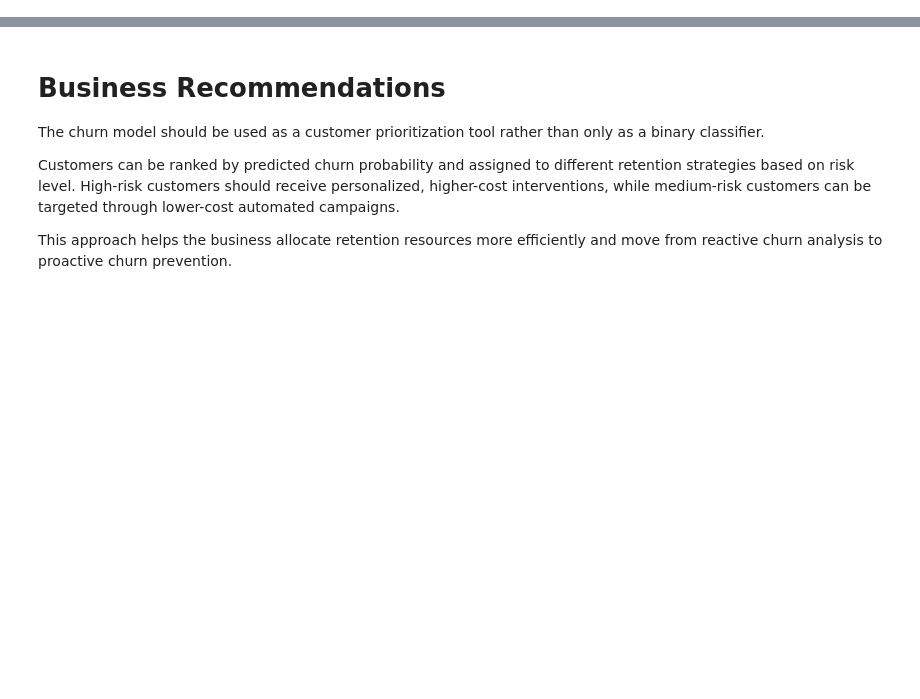
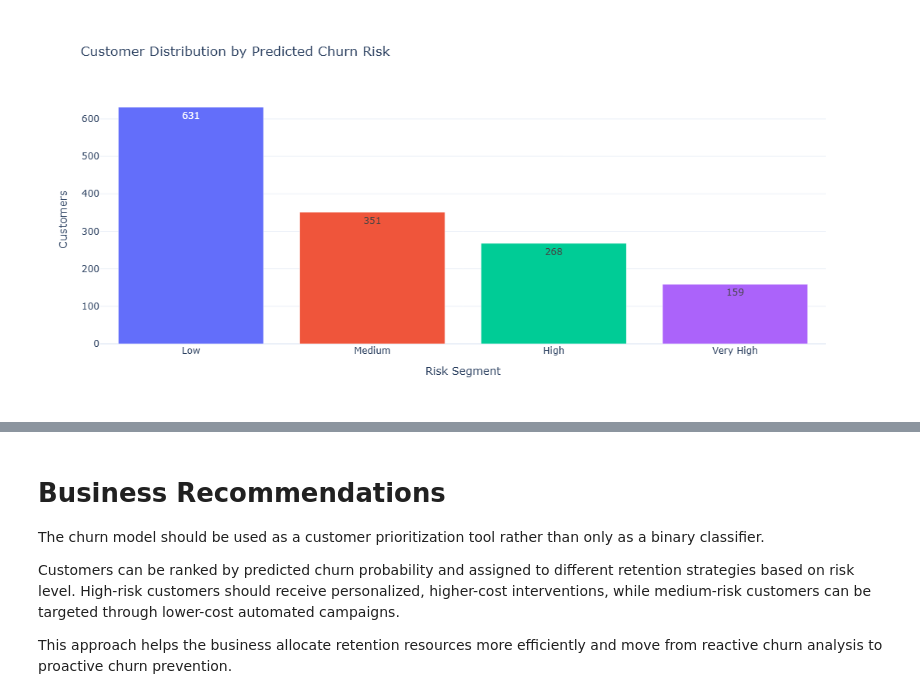
Before and after one commit to Saptaparnineogi/Customer-Churn-Risk-Assessment-and-Retention-Analytics, a Jupyter notebook: notebooks/03_Model_Evaluation_and_Business_Insights.ipynb.ipynb, the cells around one changed output, grey strips where cells are left out. Cells and saved outputs as stored; diff of their text form; code cells hidden in the pictures; blank space fills up the shorter version.

```diff
--- a/notebooks/03_Model_Evaluation_and_Business_Insights.ipynb.ipynb
+++ b/notebooks/03_Model_Evaluation_and_Business_Insights.ipynb.ipynb
@@ -258,0 +296,16 @@ risk_summary.round(2)
+# %%
+risk_summary = (
+    risk_df
+    .groupby("Risk Segment", observed=True)
+    .agg(
+        Customers=("Actual Churn", "count"),
+        Actual_Churn_Rate=("Actual Churn", "mean"),
+        Average_Probability=("Predicted Probability", "mean")
+    )
+    .reset_index()
+)
+
+risk_summary["Actual_Churn_Rate"] *= 100
+risk_summary["Average_Probability"] *= 100
+
+risk_summary.round(1)
@@ -258,0 +318,9 @@ risk_summary.round(2)
+# %%
+risk_summary["Recommended Action"] = [
+    "No intervention",
+    "Automated retention email",
+    "Targeted retention offer",
+    "Personal customer outreach"
+]
+
+risk_summary
@@ -258,0 +333,20 @@ risk_summary.round(2)
+# %%
+fig = px.bar(
+    risk_summary,
+    x="Risk Segment",
+    y="Customers",
+    color="Risk Segment",
+    text="Customers",
+    template="plotly_white",
+    title="Customer Distribution by Predicted Churn Risk"
+)
+
+fig.update_layout(
+    width=900,
+    height=500,
+    showlegend=False
+)
+
+fig.show()
+# %% [output]
+[figure, added]
```
Also changed, not shown: parts of 32 cells of this notebook.
